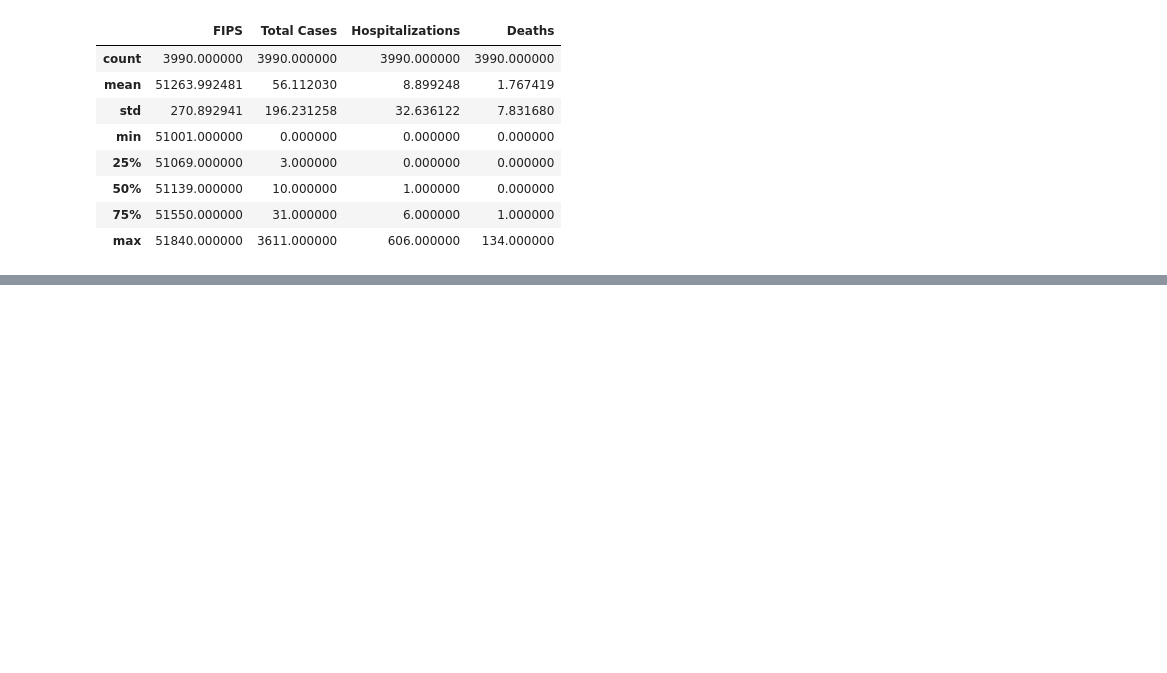
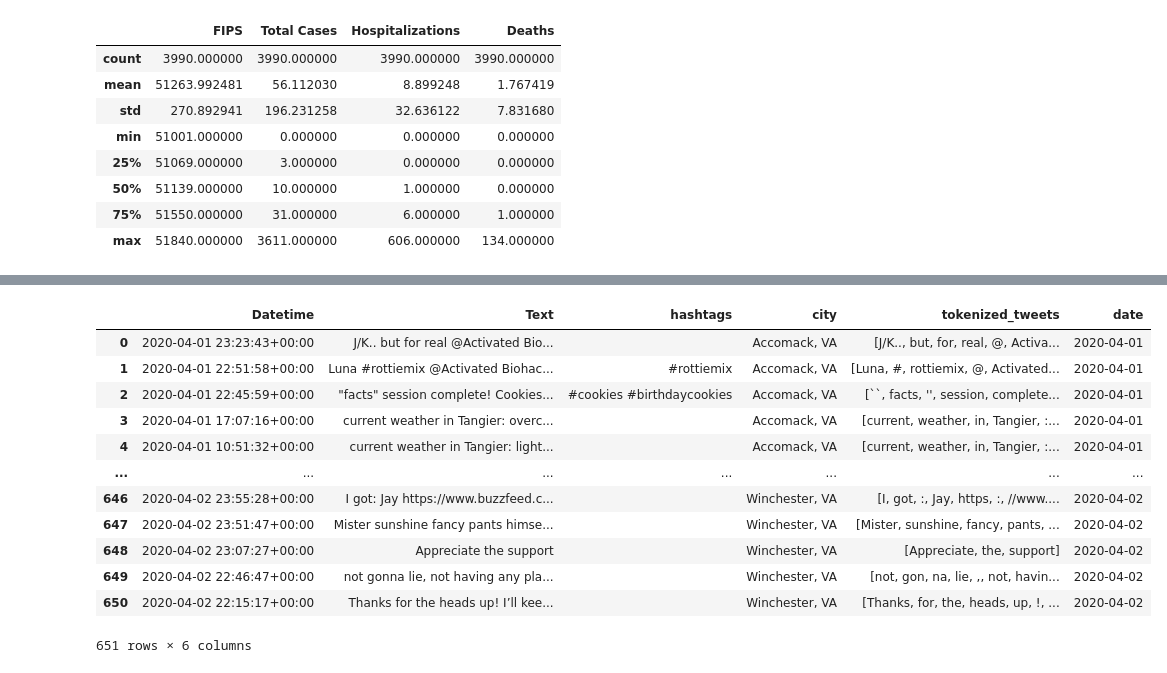
Before and after one commit to BeLacy87/final-project, a Jupyter notebook: final_project_training_data.ipynb, the cells around one changed output, grey strips where cells are left out. Drawn from its saved outputs; the diff is of its cells as text; code cells hidden in the pictures; blank space fills up the shorter version.

```diff
--- a/final_project_training_data.ipynb
+++ b/final_project_training_data.ipynb
@@ -178,0 +169,56 @@ death_14=[]
+# %%
+cities_in_va=[]
+for locality in localities:
+    cities_in_va.append(locality + ", VA")
+# %%
+import GetOldTweets3 as got
+# location = "Richmond, VA"
+from_date = '2020-04-01'
+to_date = '2020-04-03'
+
+text_tweets=[]
+
+for city in cities_in_va:
+
+    tweetCriteria = got.manager.TweetCriteria().setNear(city).setSince(from_date).setUntil(to_date).setMaxTweets(5)
+    tweets = got.manager.TweetManager.getTweets(tweetCriteria)
+    for tweet in tweets:
+        text_tweets.append([tweet.date, tweet.text, tweet.hashtags, city])
+# %%
+
+tweets_df = pd.DataFrame(text_tweets, columns = ['Datetime', 'Text','hashtags', 'city'])
+tweets_df['tokenized_tweets'] = tweets_df.apply(lambda row: nltk.word_tokenize(row['Text']), axis=1)
+
+
+tweets_df['date'] = tweets_df['Datetime'].dt.date
+tweets_df
+# spark_df = spark.createDataFrame(tweets_df)
+# from pyspark.sql.functions import udf, col, lower, regexp_replace
+
+# df_clean = tweets_df((lower(regexp_replace('text', "[^a-zA-Z\\s]", "")).alias('cleaned')),'Datetime','hashtags','location')
+# df_clean2=df_clean.dropna(how='any')
+# # Tokenize DataFrame
+# tokenizer = Tokenizer(inputCol="cleaned", outputCol="tokens")
+# wordsData = tokenizer.transform(df_clean2)
+# # Remove stop words
+# from pyspark.ml.feature import StopWordsRemover
+# remover = StopWordsRemover(inputCol="tokens", outputCol="filtered")
+# removed=remover.transform(wordsData)
+# removed.show(truncate=False)
+# #change to pandas
+# pandas_df = removed.toPandas()
+# pandas_df['date'] = pandas_df['Datetime'].dt.date
+# %% [output]
+|  | Datetime | Text | hashtags | city | tokenized_tweets | date |
+| 0 | 2020-04-01 23:23:43+00:00 | J/K.. but for real @Activated Bio... |  | Accomack, VA | [J/K.., but, for, real, @, Activa... | 2020-04-01 |
+| 1 | 2020-04-01 22:51:58+00:00 | Luna #rottiemix @Activated Biohac... | #rottiemix | Accomack, VA | [Luna, #, rottiemix, @, Activated... | 2020-04-01 |
+| 2 | 2020-04-01 22:45:59+00:00 | "facts" session complete! Cookies... | #cookies #birthdaycookies | Accomack, VA | [``, facts, '', session, complete... | 2020-04-01 |
+| 3 | 2020-04-01 17:07:16+00:00 | current weather in Tangier: overc... |  | Accomack, VA | [current, weather, in, Tangier, :... | 2020-04-01 |
+| 4 | 2020-04-01 10:51:32+00:00 | current weather in Tangier: light... |  | Accomack, VA | [current, weather, in, Tangier, :... | 2020-04-01 |
+| ... | ... | ... | ... | ... | ... | ... |
+| 646 | 2020-04-02 23:55:28+00:00 | I got: Jay https://www.buzzfeed.c... |  | Winchester, VA | [I, got, :, Jay, https, :, //www.... | 2020-04-02 |
+| 647 | 2020-04-02 23:51:47+00:00 | Mister sunshine fancy pants himse... |  | Winchester, VA | [Mister, sunshine, fancy, pants, ... | 2020-04-02 |
+| 648 | 2020-04-02 23:07:27+00:00 | Appreciate the support |  | Winchester, VA | [Appreciate, the, support] | 2020-04-02 |
+| 649 | 2020-04-02 22:46:47+00:00 | not gonna lie, not having any pla... |  | Winchester, VA | [not, gon, na, lie, ,, not, havin... | 2020-04-02 |
+| 650 | 2020-04-02 22:15:17+00:00 | Thanks for the heads up! I’ll kee... |  | Winchester, VA | [Thanks, for, the, heads, up, !, ... | 2020-04-02 |
+651 rows × 6 columns
```
Also changed, not shown: parts of 16 cells of this notebook.
